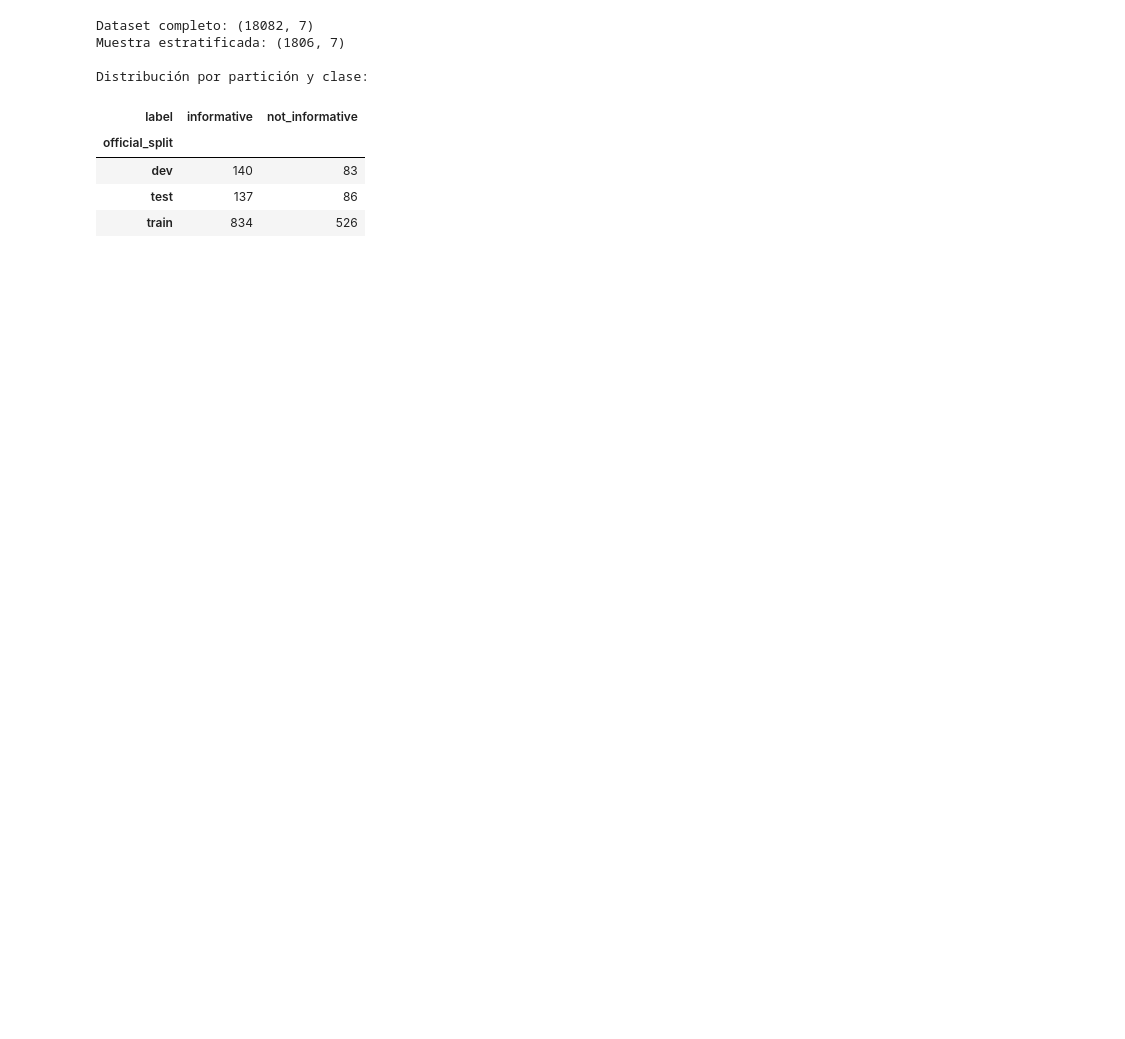
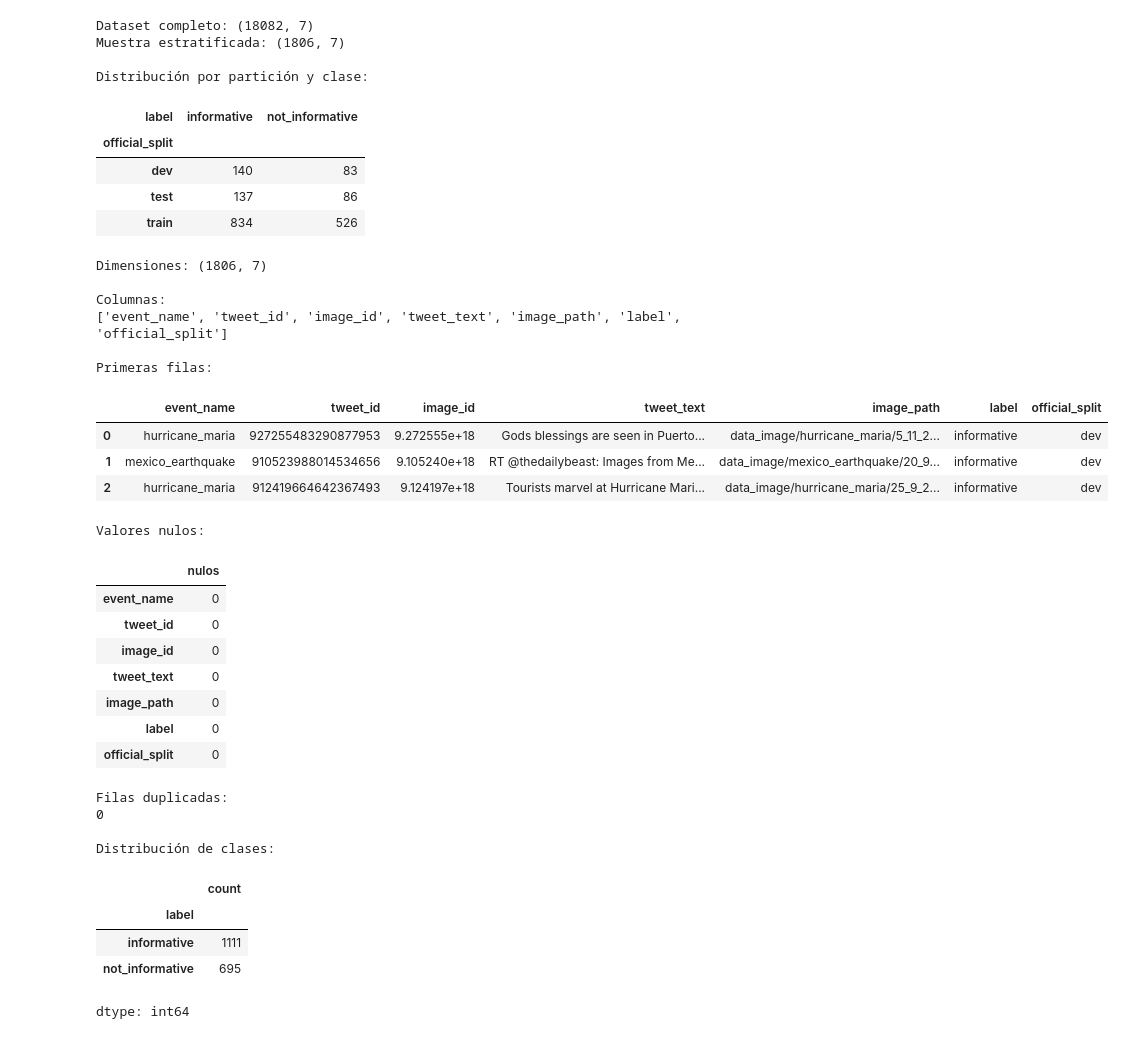
Before and after one commit to jessicamile94-star/crisis-mmd-multimodal-emergency-detection, a Jupyter notebook: CrisisMMD_Multimodal_Jessica_Ballesteros.ipynb, the cells around one changed output. Saved outputs shown, nothing was run; the diff lists cells and outputs as text; code cells hidden in the pictures; blank space fills up the shorter version.

```diff
--- a/CrisisMMD_Multimodal_Jessica_Ballesteros.ipynb
+++ b/CrisisMMD_Multimodal_Jessica_Ballesteros.ipynb
@@ -122,3 +129,48 @@ Distribución por partición y clase:
 | dev | 140 | 83 |
 | test | 137 | 86 |
 | train | 834 | 526 |
+# %%
+print("Dimensiones:", df.shape)
+print("\nColumnas:")
+print(df.columns.tolist())
+
+print("\nPrimeras filas:")
+display(df.head(3))
+
+print("\nValores nulos:")
+display(df.isna().sum().to_frame("nulos"))
+
+print("\nFilas duplicadas:")
+print(df.duplicated().sum())
+
+print("\nDistribución de clases:")
+display(df["label"].value_counts())
+# %% [output]
+Dimensiones: (1806, 7)
+
+Columnas:
+['event_name', 'tweet_id', 'image_id', 'tweet_text', 'image_path', 'label', 'official_split']
+
+Primeras filas:
+|  | event_name | tweet_id | image_id | tweet_text | image_path | label | official_split |
+| 0 | hurricane_maria | 927255483290877953 | 9.272555e+18 | Gods blessings are seen in Puerto... | data_image/hurricane_maria/5_11_2... | informative | dev |
+| 1 | mexico_earthquake | 910523988014534656 | 9.105240e+18 | RT @thedailybeast: Images from Me... | data_image/mexico_earthquake/20_9... | informative | dev |
+| 2 | hurricane_maria | 912419664642367493 | 9.124197e+18 | Tourists marvel at Hurricane Mari... | data_image/hurricane_maria/25_9_2... | informative | dev |
+Valores nulos:
+|  | nulos |
+| event_name | 0 |
+| tweet_id | 0 |
+| image_id | 0 |
+| tweet_text | 0 |
+| image_path | 0 |
+| label | 0 |
+| official_split | 0 |
+Filas duplicadas:
+0
+
+Distribución de clases:
+|  | count |
+| label |  |
+| informative | 1111 |
+| not_informative | 695 |
+dtype: int64
```
Also changed, not shown: parts of 14 cells of this notebook.
